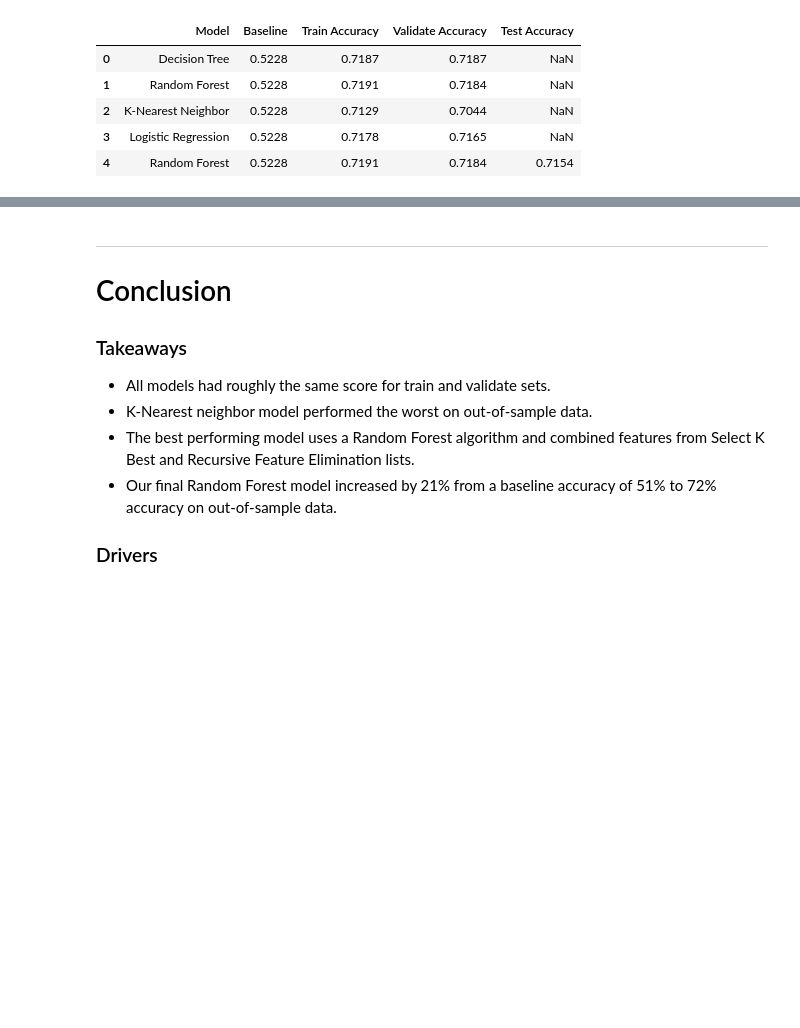
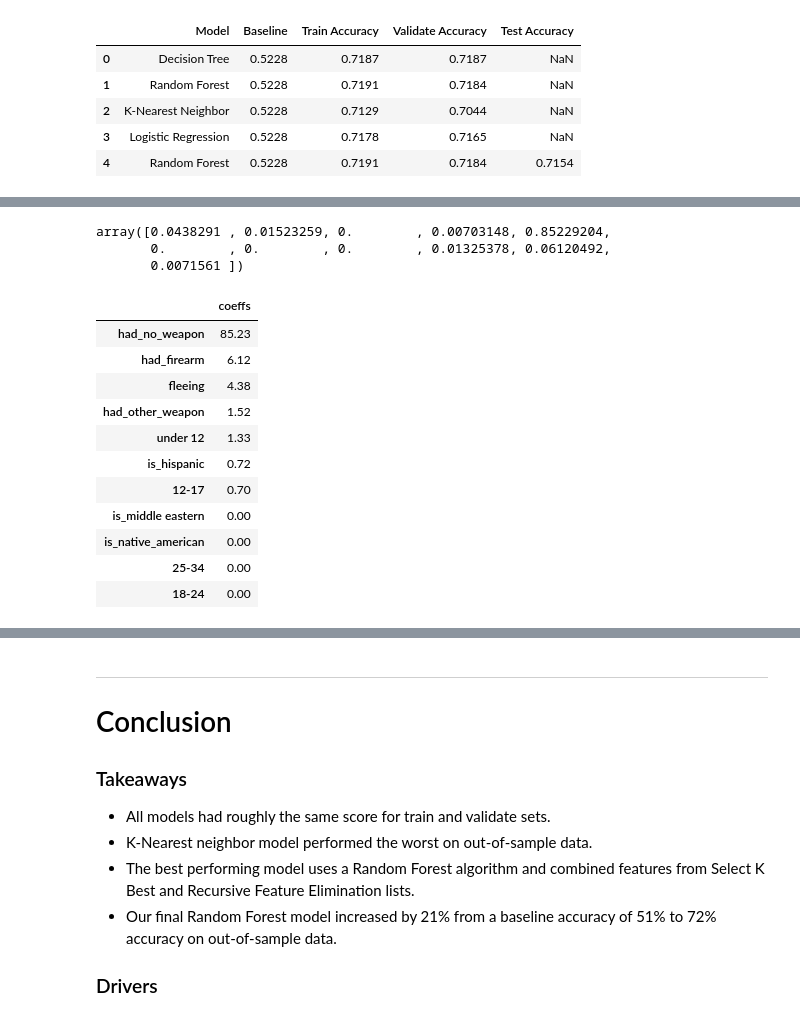
Before and after one commit to MG-Squared/americas_blues, a Jupyter notebook: second_iteration.ipynb, the cells around one changed output, grey strips where cells are left out. Saved outputs shown, nothing was run; the diff lists cells and outputs as text; code cells hidden in the pictures; blank space fills up the shorter version.

```diff
--- a/second_iteration.ipynb
+++ b/second_iteration.ipynb
@@ -1168,0 +1068,6 @@ array([0.56489781, 0.22347269, 0.67123087, ..., 0.2355925 , 0.12118397,
+# %%
+dt.feature_importances_
+# %% [output]
+array([0.0438291 , 0.01523259, 0.        , 0.00703148, 0.85229204,
+       0.        , 0.        , 0.        , 0.01325378, 0.06120492,
+       0.0071561 ])
@@ -1168,0 +1079,15 @@ array([0.56489781, 0.22347269, 0.67123087, ..., 0.2355925 , 0.12118397,
+# %%
+dt_fe_df
+# %% [output]
+|  | coeffs |
+| had_no_weapon | 85.23 |
+| had_firearm | 6.12 |
+| fleeing | 4.38 |
+| had_other_weapon | 1.52 |
+| under 12 | 1.33 |
+| is_hispanic | 0.72 |
+| 12-17 | 0.70 |
+| is_middle eastern | 0.00 |
+| is_native_american | 0.00 |
+| 25-34 | 0.00 |
+| 18-24 | 0.00 |
```
Also changed, not shown: parts of 27 cells of this notebook.
